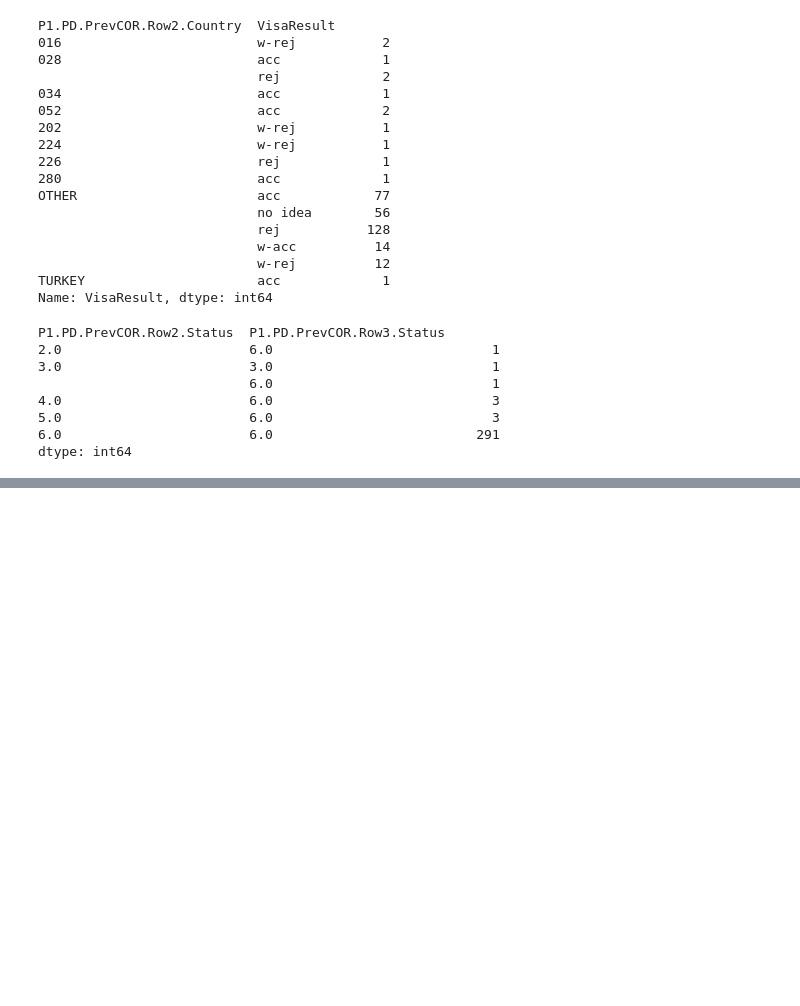
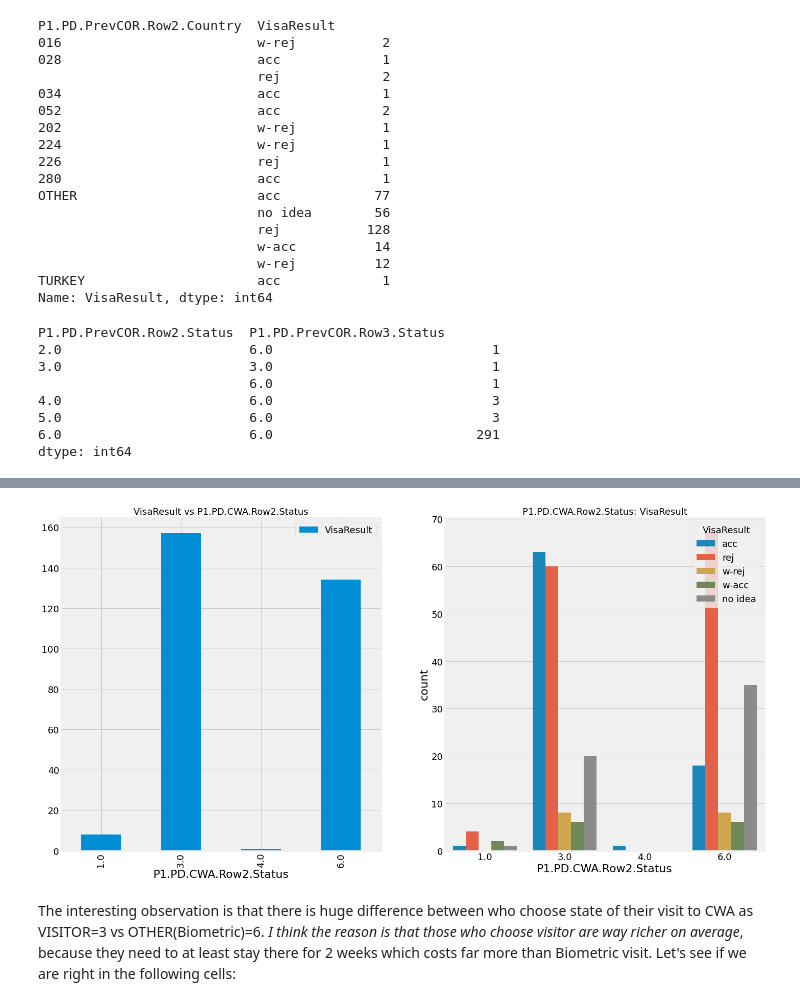
Before and after one commit to Nikronic/visaland-visa-form-utility, a Jupyter notebook: notebooks/data_exploration_dev.ipynb, the cells around one changed output, grey strips where cells are left out. Saved outputs shown, nothing was run; the diff lists cells and outputs as text; code cells hidden in the pictures; blank space fills up the shorter version.

```diff
--- a/notebooks/data_exploration_dev.ipynb
+++ b/notebooks/data_exploration_dev.ipynb
@@ -588,0 +710,4 @@ data.drop(['P1.PD.PrevCOR.Row2.Country', 'P1.PD.PrevCOR.Row2.Status', 'P1.PD.Pre
+# %%
+output_name = 'VisaResult'
+feature_name = 'P1.PD.CWA.Row2.Status'
+data.groupby([feature_name, output_name])[output_name].count()
@@ -588,0 +732,13 @@ data.drop(['P1.PD.PrevCOR.Row2.Country', 'P1.PD.PrevCOR.Row2.Status', 'P1.PD.Pre
+# %%
+f, ax = plt.subplots(1, 2, figsize=(22, 12))
+data[[feature_name, output_name]].groupby(
+    [feature_name]).count().plot.bar(ax=ax[0])
+ax[0].set_title('{} vs {}'.format(output_name, feature_name))
+sns.countplot(feature_name, hue=output_name, data=data,
+              ax=ax[1], hue_order=output_hue_order)
+ax[1].set_title('{}: {}'.format(feature_name, output_name))
+plt.show()
+# %% [output]
+[figure, added]
+# %% [markdown]
+The interesting observation is that there is huge difference between who choose state of their visit to CWA as VISITOR=3 vs OTHER(Biometric)=6. *I think the reason is that those who choose visitor are way richer on average*, because they need to at least stay there for 2 weeks which costs far more than Biometric visit. Let's see if we are right in the following cells:
```
Also changed, not shown: parts of 90 cells of this notebook.
